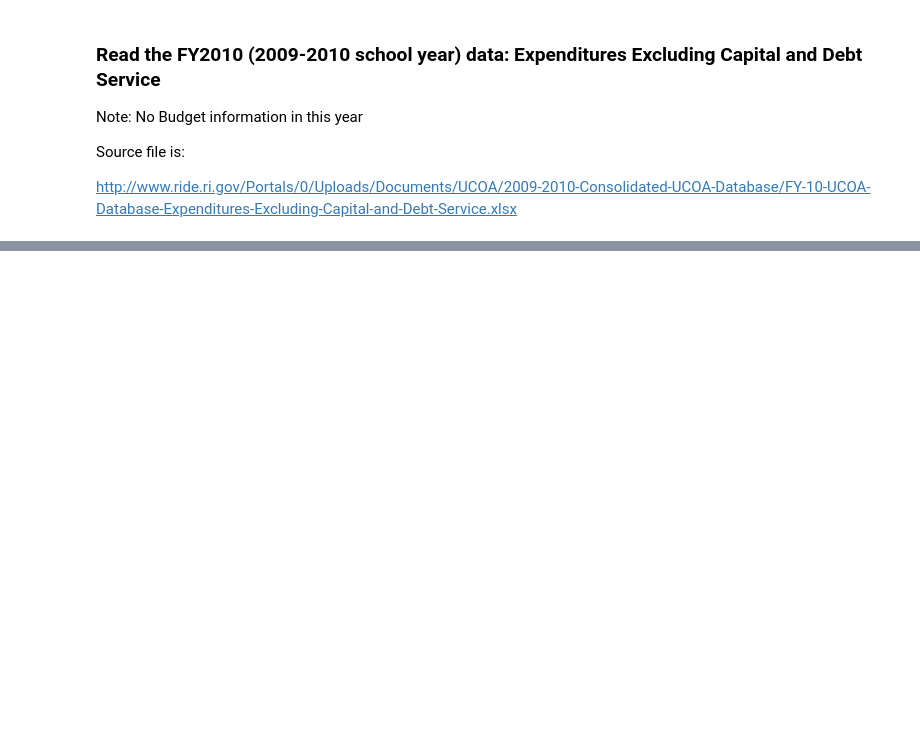
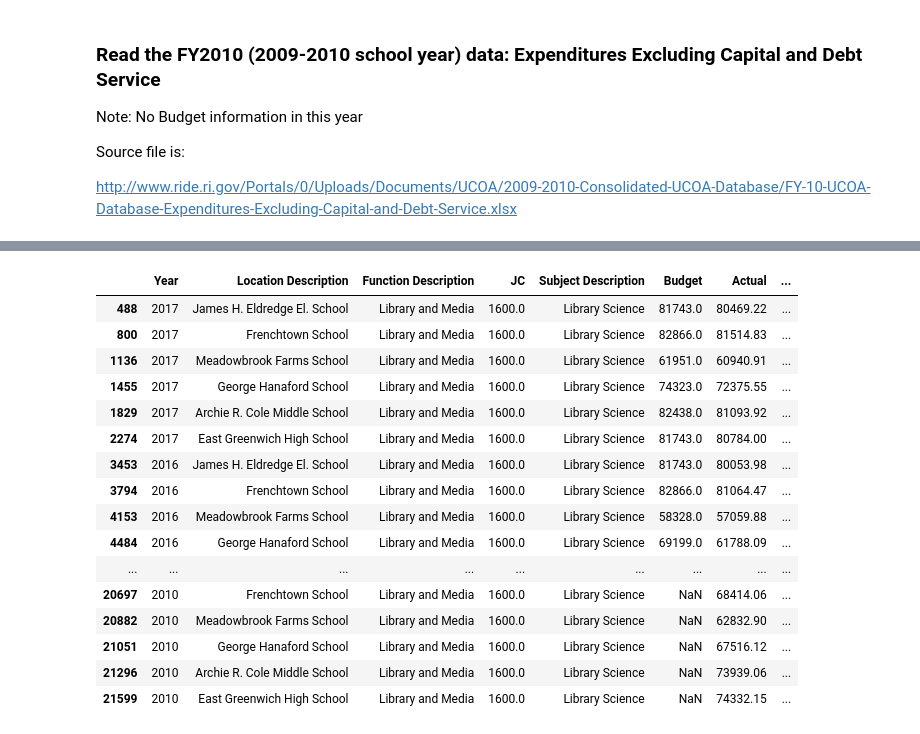
Before and after one commit to equinn1/budg, a Jupyter notebook: school_budget_model_data.ipynb, the cells around one changed output, grey strips where cells are left out. Cells and saved outputs as stored; diff of their text form; code cells hidden in the pictures; blank space fills up the shorter version.

```diff
--- a/school_budget_model_data.ipynb
+++ b/school_budget_model_data.ipynb
@@ -133,0 +326,21 @@ alleg.loc[(alleg['Obj']==51110.0)&(alleg['Func']==212.0)&(alleg['Loc']==4103.0)]
+# %%
+alleg.loc[(alleg['Obj']==51110.0)&(alleg['Func']==212.0)][['Year',  \
+                'Location Description','Function Description','JC','Subject Description','Budget','Actual','breakage']]
+# %% [output]
+|  | Year | Location Description | Function Description | JC | Subject Description | Budget | Actual | ... |
+| 488 | 2017 | James H. Eldredge El. School | Library and Media | 1600.0 | Library Science | 81743.0 | 80469.22 | ... |
+| 800 | 2017 | Frenchtown School | Library and Media | 1600.0 | Library Science | 82866.0 | 81514.83 | ... |
+| 1136 | 2017 | Meadowbrook Farms School | Library and Media | 1600.0 | Library Science | 61951.0 | 60940.91 | ... |
+| 1455 | 2017 | George Hanaford School | Library and Media | 1600.0 | Library Science | 74323.0 | 72375.55 | ... |
+| 1829 | 2017 | Archie R. Cole Middle School | Library and Media | 1600.0 | Library Science | 82438.0 | 81093.92 | ... |
+| 2274 | 2017 | East Greenwich High School | Library and Media | 1600.0 | Library Science | 81743.0 | 80784.00 | ... |
+| 3453 | 2016 | James H. Eldredge El. School | Library and Media | 1600.0 | Library Science | 81743.0 | 80053.98 | ... |
+| 3794 | 2016 | Frenchtown School | Library and Media | 1600.0 | Library Science | 82866.0 | 81064.47 | ... |
+| 4153 | 2016 | Meadowbrook Farms School | Library and Media | 1600.0 | Library Science | 58328.0 | 57059.88 | ... |
+| 4484 | 2016 | George Hanaford School | Library and Media | 1600.0 | Library Science | 69199.0 | 61788.09 | ... |
+| ... | ... | ... | ... | ... | ... | ... | ... | ... |
+| 20697 | 2010 | Frenchtown School | Library and Media | 1600.0 | Library Science | NaN | 68414.06 | ... |
+| 20882 | 2010 | Meadowbrook Farms School | Library and Media | 1600.0 | Library Science | NaN | 62832.90 | ... |
+| 21051 | 2010 | George Hanaford School | Library and Media | 1600.0 | Library Science | NaN | 67516.12 | ... |
+| 21296 | 2010 | Archie R. Cole Middle School | Library and Media | 1600.0 | Library Science | NaN | 73939.06 | ... |
+| 21599 | 2010 | East Greenwich High School | Library and Media | 1600.0 | Library Science | NaN | 74332.15 | ... |
```
Also changed, not shown: parts of 25 cells of this notebook, 2 other files.
